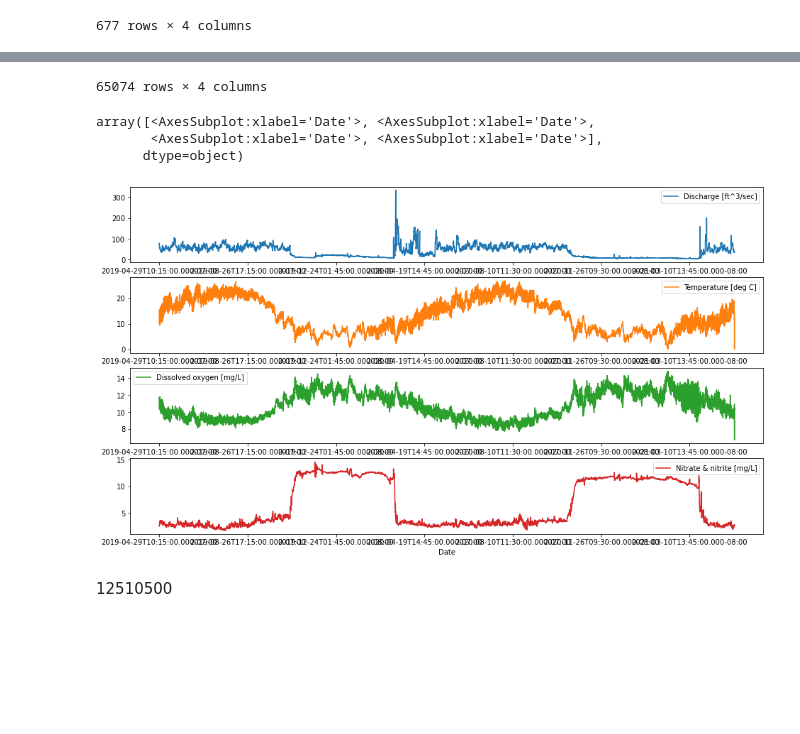
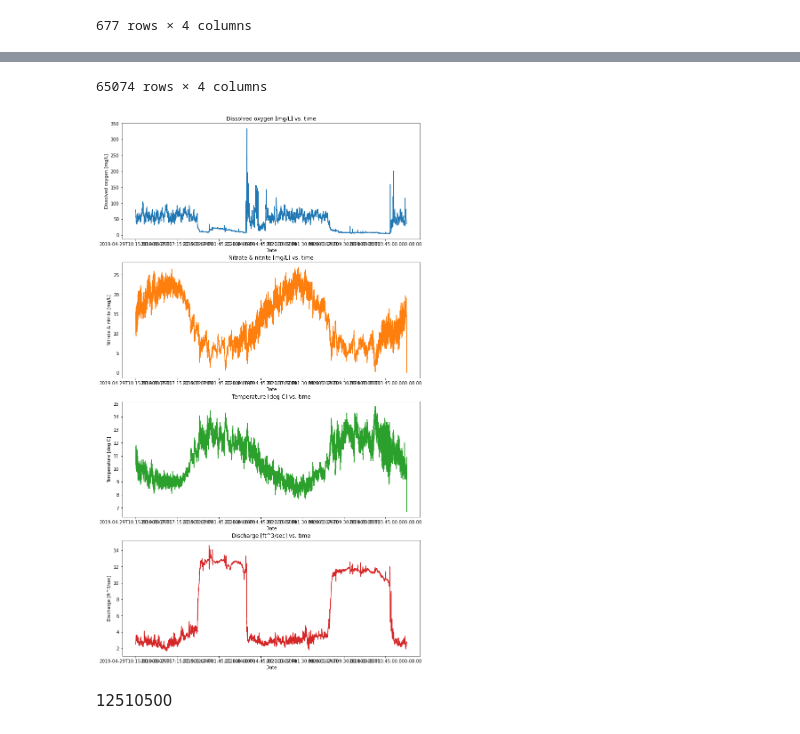
Before and after one commit to isosafrasaurus/pnnl_watersheds, a Jupyter notebook: nwis_data_analysis.ipynb, the cells around one changed output, grey strips where cells are left out. Drawn from its saved outputs; the diff is of its cells as text; code cells hidden in the pictures; blank space fills up the shorter version.

```diff
--- a/nwis_data_analysis.ipynb
+++ b/nwis_data_analysis.ipynb
@@ -180,7 +188,17 @@ namesdv = {
     '00060_Mean' : 'Mean discharge [ft^3/sec]'
 }
 
+namesdvarray = {
+    'Mean dissolved oxygen [mg/L]',
+    'Mean nitrate & nitrite [mg/L]',
+    'Mean temperature [deg. C]',
+    'Mean discharge [ft^3/sec]'
+}
+
 ringold_dv_toPlot = ringold_dv_final.rename(columns=namesdv)
 
-ringold_dv_toPlot.plot(subplots = True, figsize=(16,9), xlabel='Date', sharex=False,sharey=False)
+plotdv = ringold_dv_toPlot.plot(subplots = True, figsize=(16,16), legend=False, xlabel='Date', sharex=False,sharey=False)
+
+for subplotIndex in range(len(plot)):
+    plot[subplotIndex].set_ylabel(namesdvarray[subplotIndex])
 # %% [output]
@@ -194,38 +210,44 @@ namesiv = {
     '99133':'Nitrate & nitrite [mg/L]',
     '00010':'Temperature [deg C]',
     '00060':'Discharge [ft^3/sec]',
 }
+
+names_iv_array = ['Dissolved oxygen [mg/L]',
+'Nitrate & nitrite [mg/L]',
+'Temperature [deg C]',
+'Discharge [ft^3/sec]']
 
 ringold_iv_toPlot = copy.deepcopy(ringold_iv_final)
 
 ringold_iv_toPlot[ringold_iv_toPlot['00300'] < 0] = np.nan
 
 ringold_iv_toPlot.dropna(thresh=1, inplace = True)
 
 ringold_iv_toPlot.rename(columns=namesiv, inplace = True)
 
 display(ringold_iv_toPlot)
 
-ringold_iv_toPlot.plot(subplots = True, figsize=(16,9), xlabel='Date', sharex=False,sharey=False)
+plot = ringold_iv_toPlot.plot(subplots = True, legend=False,figsize=(12,22), xlabel='Date', sharex=False,sharey=False)
+
+for subplotIndex in range(len(plot)):
+    plot[subplotIndex].set_ylabel(names_iv_array[subplotIndex])
+    plot[subplotIndex].set_title(names_iv_array[subplotIndex] + " vs. time")
 # %% [output]
 |  | Discharge [ft^3/sec] | Temperature [deg C] | Dissolved oxygen [mg/L] | Nitrate & nitrite [mg/L] |
 | datetime |  |  |  |  |
 | 2019-04-29T10:15:00.000-07:00 | 74.4 | 10.1 | 11.7 | 2.6 |
 | 2019-04-29T10:30:00.000-07:00 | 75.5 | 10.3 | 11.7 | 2.6 |
 | 2019-04-29T10:45:00.000-07:00 | 76.6 | 10.5 | 11.6 | 2.6 |
 | 2019-04-29T11:00:00.000-07:00 | 77.7 | 10.7 | 11.6 | 2.6 |
 | 2019-04-29T11:15:00.000-07:00 | 76.6 | 10.9 | 11.5 | 2.6 |
 | ... | ... | ... | ... | ... |
 | 2021-05-02T10:45:00.000-07:00 | 36.1 | 13.6 | 10.5 | 2.8 |
 | 2021-05-02T11:00:00.000-07:00 | 36.1 | 13.9 | 10.5 | 2.8 |
 | 2021-05-02T11:15:00.000-07:00 | 36.8 | 14.1 | 10.4 | 2.8 |
 | 2021-05-02T11:30:00.000-07:00 | 36.1 | 14.4 | 10.3 | 2.8 |
 | 2021-05-02T11:45:00.000-07:00 | 36.8 | 14.7 | 10.3 | 2.8 |
 65074 rows × 4 columns
-array([<AxesSubplot:xlabel='Date'>, <AxesSubplot:xlabel='Date'>,
-       <AxesSubplot:xlabel='Date'>, <AxesSubplot:xlabel='Date'>],
-      dtype=object)
-[figure, old version]
+[figure, new version]
 # %% [markdown]
 12510500
 # %%
```
Also changed, not shown: parts of 8 cells of this notebook.
